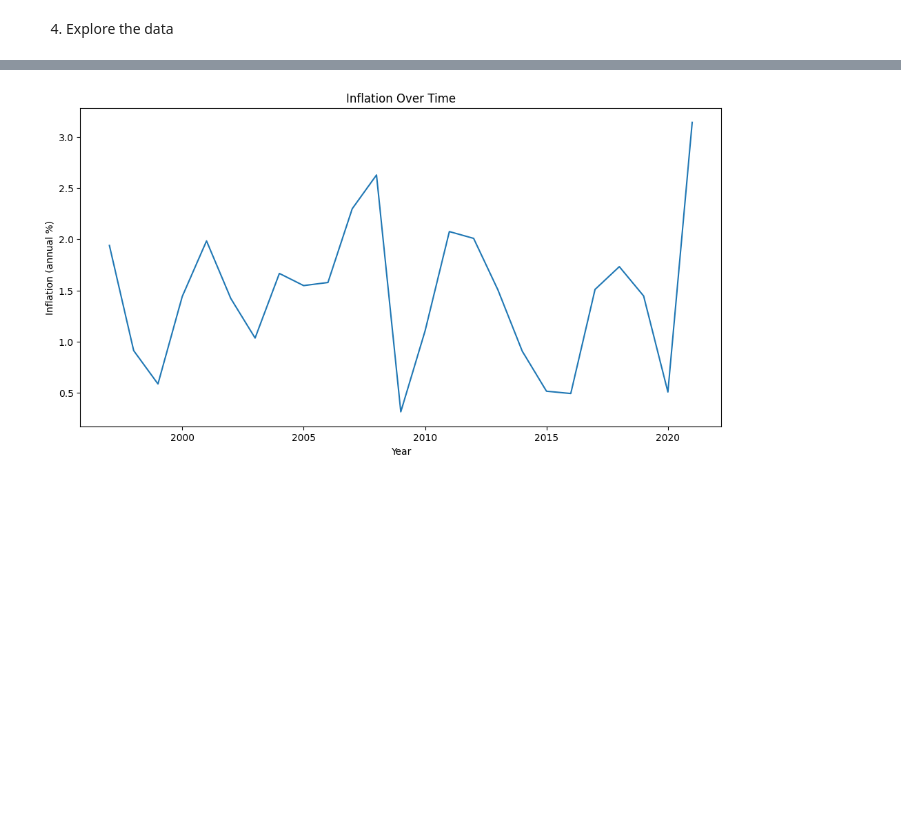
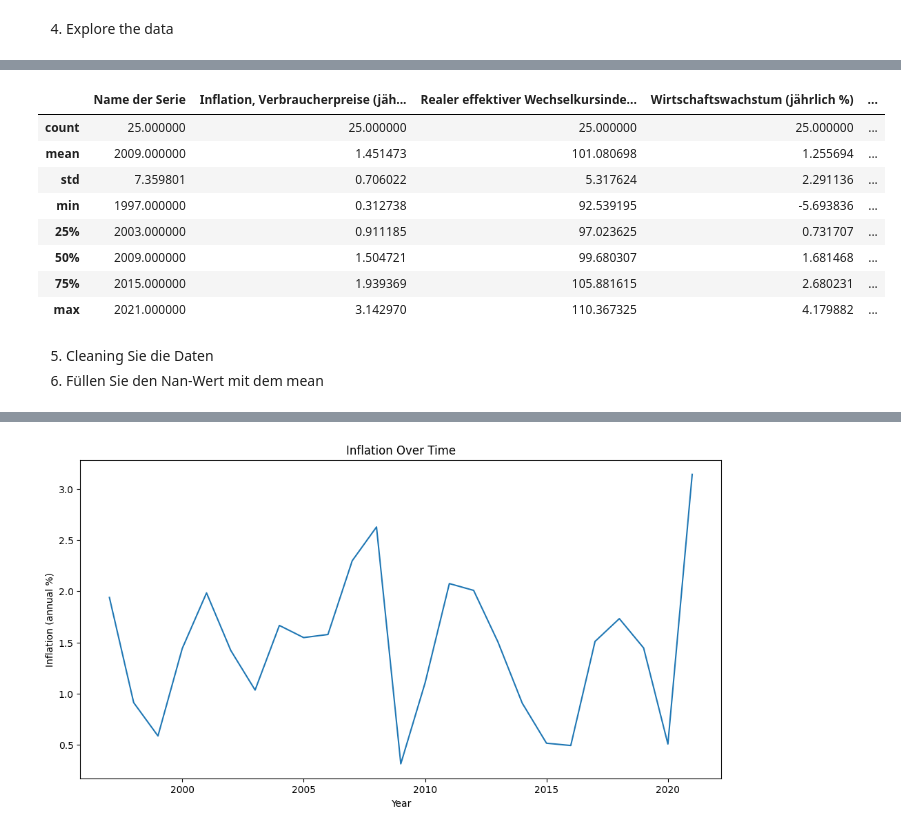
Before and after one commit to mjzago/INTOcode, a Jupyter notebook: Agile Data Project with Python/Germany.ipynb, the cells around one changed output, grey strips where cells are left out. Cells and saved outputs as stored; diff of their text form; code cells hidden in the pictures; blank space fills up the shorter version.

```diff
--- a/Agile Data Project with Python/Germany.ipynb
+++ b/Agile Data Project with Python/Germany.ipynb
@@ -116,0 +135,15 @@ df.head()
+# %%
+df.describe()
+# %% [output]
+|  | Name der Serie | Inflation, Verbraucherpreise (jäh... | Realer effektiver Wechselkursinde... | Wirtschaftswachstum (jährlich %) | ... |
+| count | 25.000000 | 25.000000 | 25.000000 | 25.000000 | ... |
+| mean | 2009.000000 | 1.451473 | 101.080698 | 1.255694 | ... |
+| std | 7.359801 | 0.706022 | 5.317624 | 2.291136 | ... |
+| min | 1997.000000 | 0.312738 | 92.539195 | -5.693836 | ... |
+| 25% | 2003.000000 | 0.911185 | 97.023625 | 0.731707 | ... |
+| 50% | 2009.000000 | 1.504721 | 99.680307 | 1.681468 | ... |
+| 75% | 2015.000000 | 1.939369 | 105.881615 | 2.680231 | ... |
+| max | 2021.000000 | 3.142970 | 110.367325 | 4.179882 | ... |
+# %% [markdown]
+5. Cleaning Sie die Daten
+6. Füllen Sie den Nan-Wert mit dem mean
```
Also changed, not shown: parts of 9 cells of this notebook.
